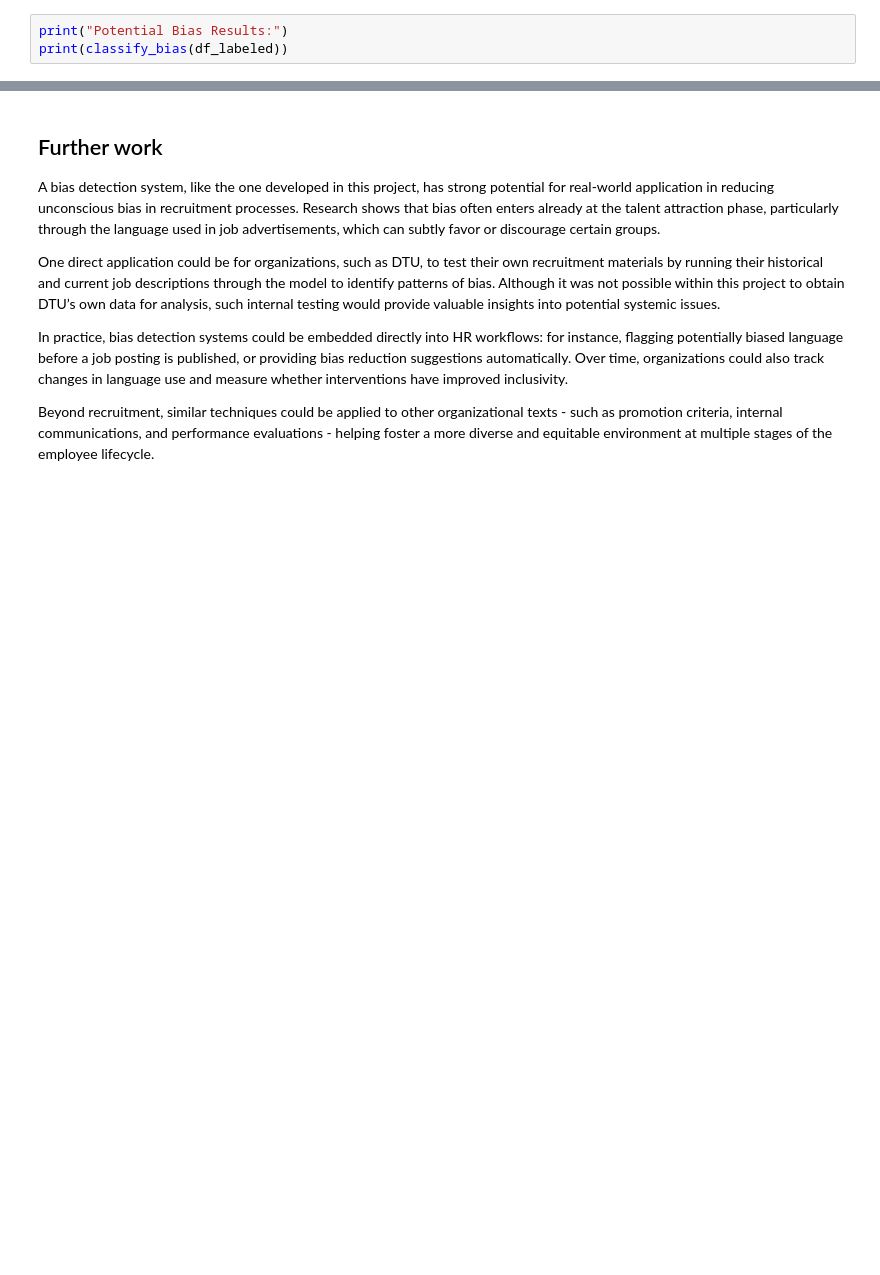
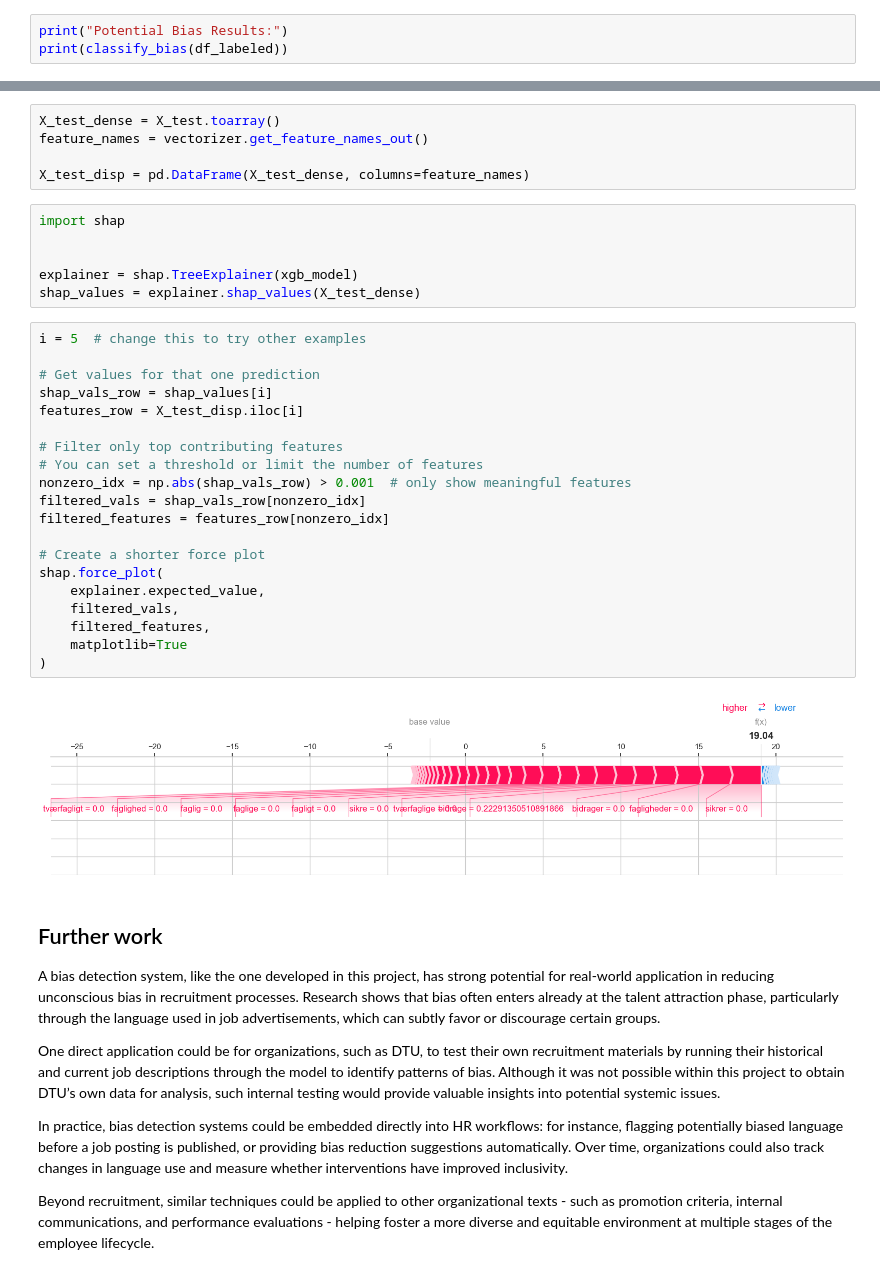
Before and after one commit to annemollelsborg/detection_of_workforce_discrimination, a Jupyter notebook: Women_in_men_fields.ipynb, the cells around one changed output, grey strips where cells are left out. Drawn from its saved outputs; the diff is of its cells as text; blank space fills up the shorter version.

```diff
--- a/Women_in_men_fields.ipynb
+++ b/Women_in_men_fields.ipynb
@@ -687,3 +870,36 @@ print(classify_bias(df_labeled))
+# %%
+X_test_dense = X_test.toarray()
+feature_names = vectorizer.get_feature_names_out()
+
+X_test_disp = pd.DataFrame(X_test_dense, columns=feature_names)
+# %%
+import shap
+
+
+explainer = shap.TreeExplainer(xgb_model)
+shap_values = explainer.shap_values(X_test_dense)
+# %%
+i = 5  # change this to try other examples
+
+# Get values for that one prediction
+shap_vals_row = shap_values[i]
+features_row = X_test_disp.iloc[i]
+
+# Filter only top contributing features
+# You can set a threshold or limit the number of features
+nonzero_idx = np.abs(shap_vals_row) > 0.001  # only show meaningful features
+filtered_vals = shap_vals_row[nonzero_idx]
+filtered_features = features_row[nonzero_idx]
+
+# Create a shorter force plot
+shap.force_plot(
+    explainer.expected_value,
+    filtered_vals,
+    filtered_features,
+    matplotlib=True
+)
+# %% [output]
+[figure, added]
 # %% [markdown]
 ## Further work
 A bias detection system, like the one developed in this project, has strong potential for real-world application in reducing unconscious bias in recruitment processes. Research shows that bias often enters already at the talent attraction phase, particularly through the language used in job advertisements, which can subtly favor or discourage certain groups.
```
Also changed, not shown: parts of 14 cells of this notebook.
